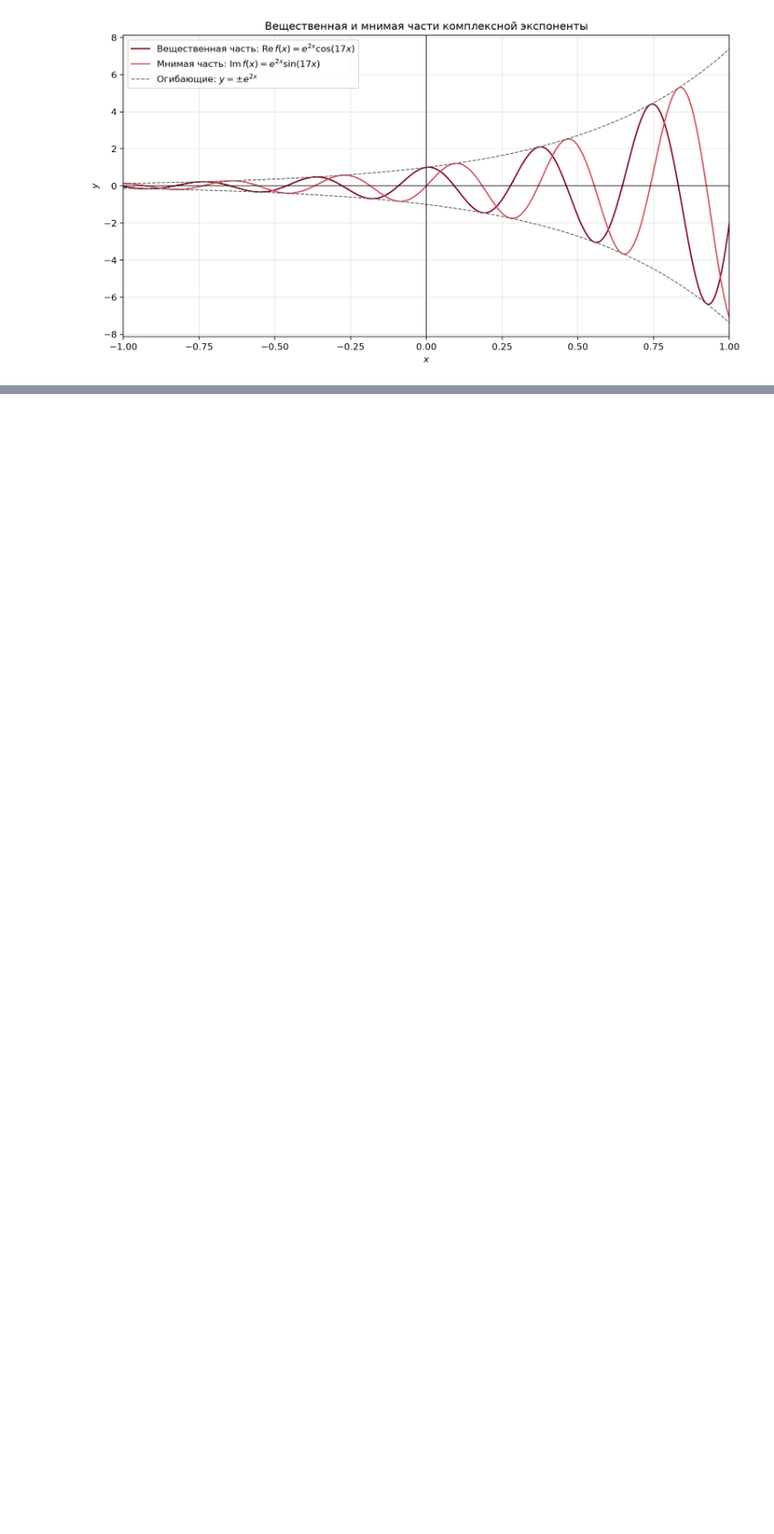
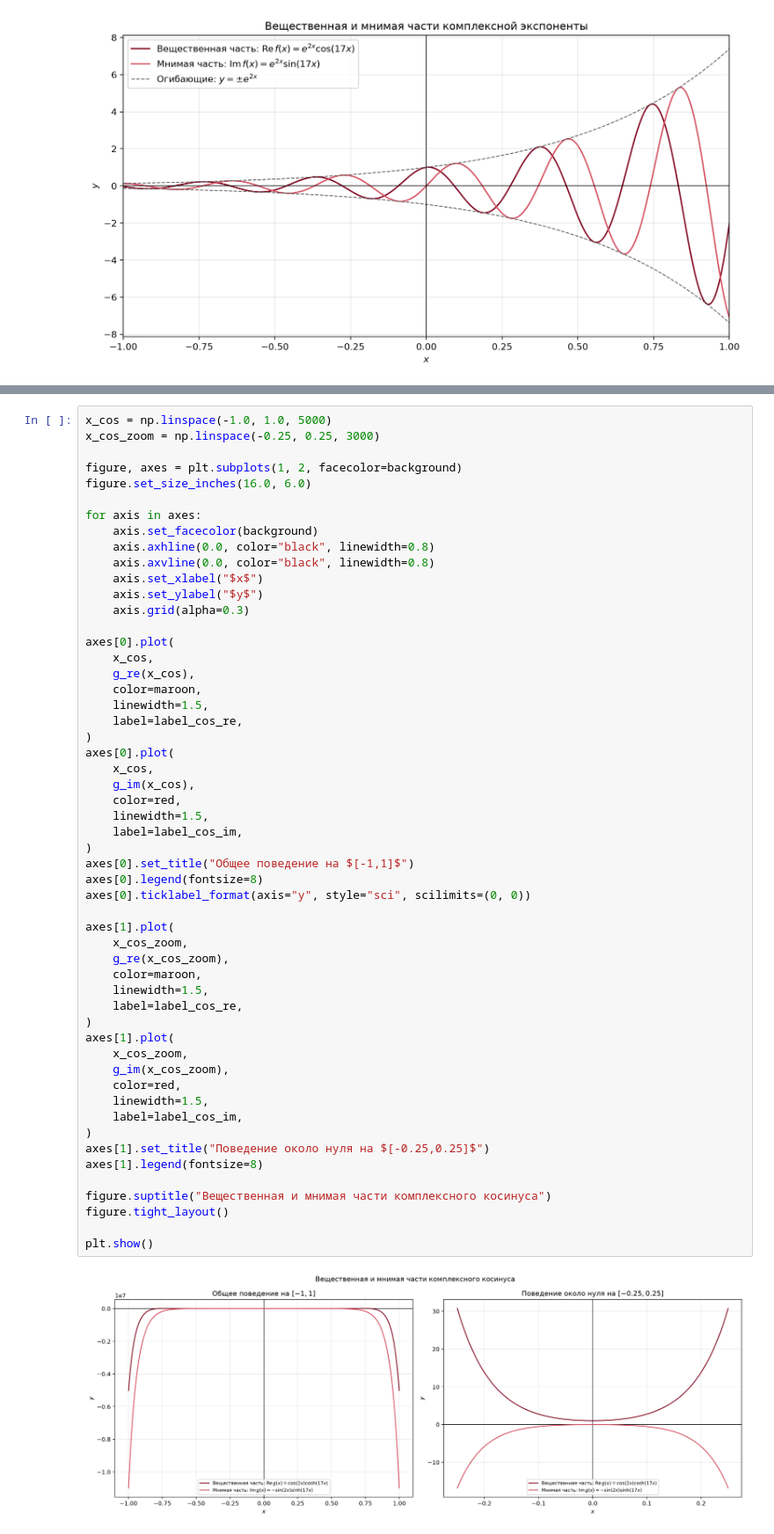
Before and after one commit to cloudnative0x0/Applied-Mathematics-The-Art-and-Craft-of-Computing, a Jupyter notebook: Math_Lab_1_Complex_Variables/Task_1.1_Function_Graphs/solution.ipynb, the cells around one changed output, grey strips where cells are left out. Shown at 88% size. Saved outputs shown, nothing was run; the diff lists cells and outputs as text; blank space fills up the shorter version.

```diff
--- a/Math_Lab_1_Complex_Variables/Task_1.1_Function_Graphs/solution.ipynb
+++ b/Math_Lab_1_Complex_Variables/Task_1.1_Function_Graphs/solution.ipynb
@@ -335,0 +346,56 @@ plt.show()
+# %%
+x_cos = np.linspace(-1.0, 1.0, 5000)
+x_cos_zoom = np.linspace(-0.25, 0.25, 3000)
+
+figure, axes = plt.subplots(1, 2, facecolor=background)
+figure.set_size_inches(16.0, 6.0)
+
+for axis in axes:
+    axis.set_facecolor(background)
+    axis.axhline(0.0, color="black", linewidth=0.8)
+    axis.axvline(0.0, color="black", linewidth=0.8)
+    axis.set_xlabel("$x$")
+    axis.set_ylabel("$y$")
+    axis.grid(alpha=0.3)
+
+axes[0].plot(
+    x_cos,
+    g_re(x_cos),
+    color=maroon,
+    linewidth=1.5,
+    label=label_cos_re,
+)
+axes[0].plot(
+    x_cos,
+    g_im(x_cos),
+    color=red,
+    linewidth=1.5,
+    label=label_cos_im,
+)
+axes[0].set_title("Общее поведение на $[-1,1]$")
+axes[0].legend(fontsize=8)
+axes[0].ticklabel_format(axis="y", style="sci", scilimits=(0, 0))
+
+axes[1].plot(
+    x_cos_zoom,
+    g_re(x_cos_zoom),
+    color=maroon,
+    linewidth=1.5,
+    label=label_cos_re,
+)
+axes[1].plot(
+    x_cos_zoom,
+    g_im(x_cos_zoom),
+    color=red,
+    linewidth=1.5,
+    label=label_cos_im,
+)
+axes[1].set_title("Поведение около нуля на $[-0.25,0.25]$")
+axes[1].legend(fontsize=8)
+
+figure.suptitle("Вещественная и мнимая части комплексного косинуса")
+figure.tight_layout()
+
+plt.show()
+# %% [output]
+[figure, added]
```
Also changed, not shown: parts of 7 cells of this notebook.
